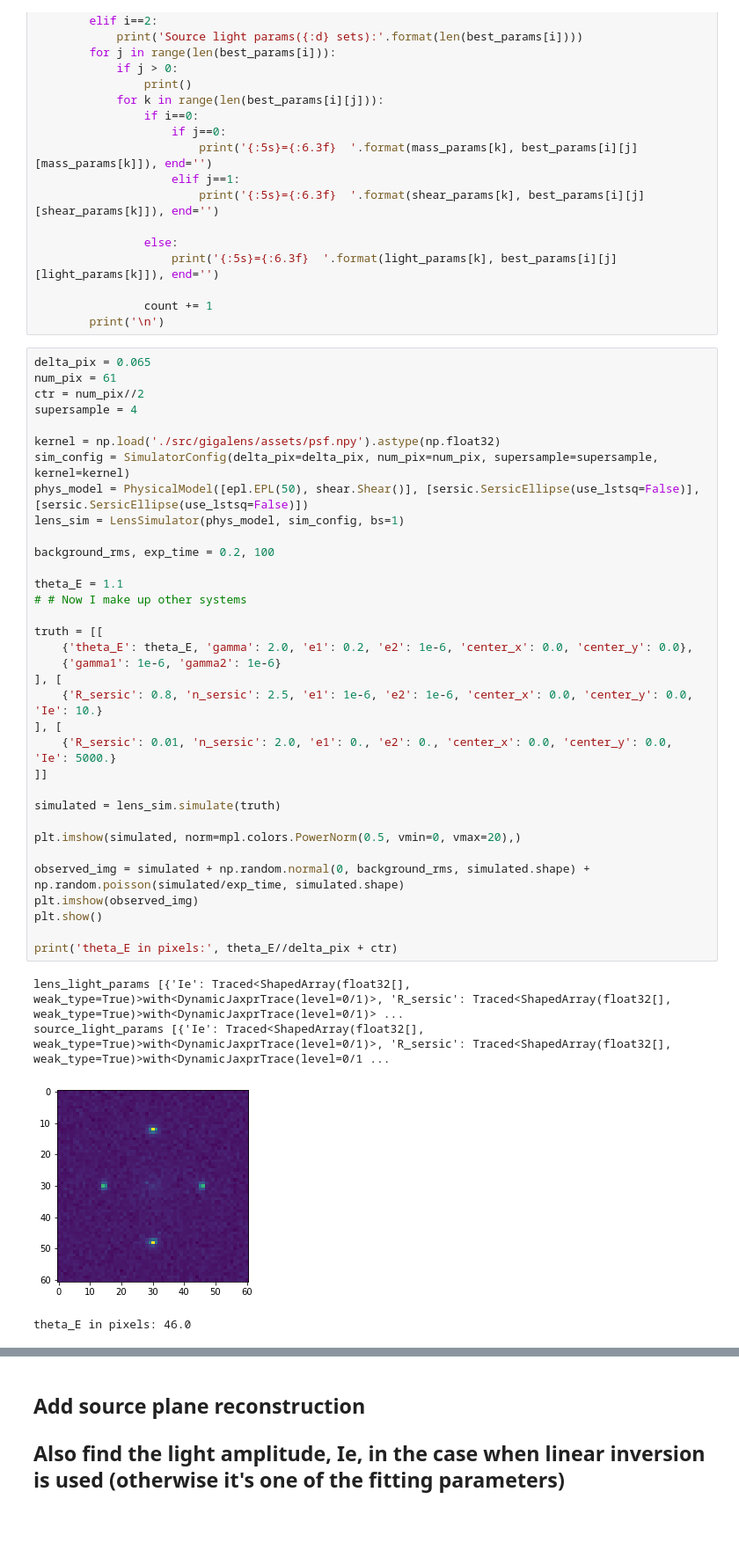
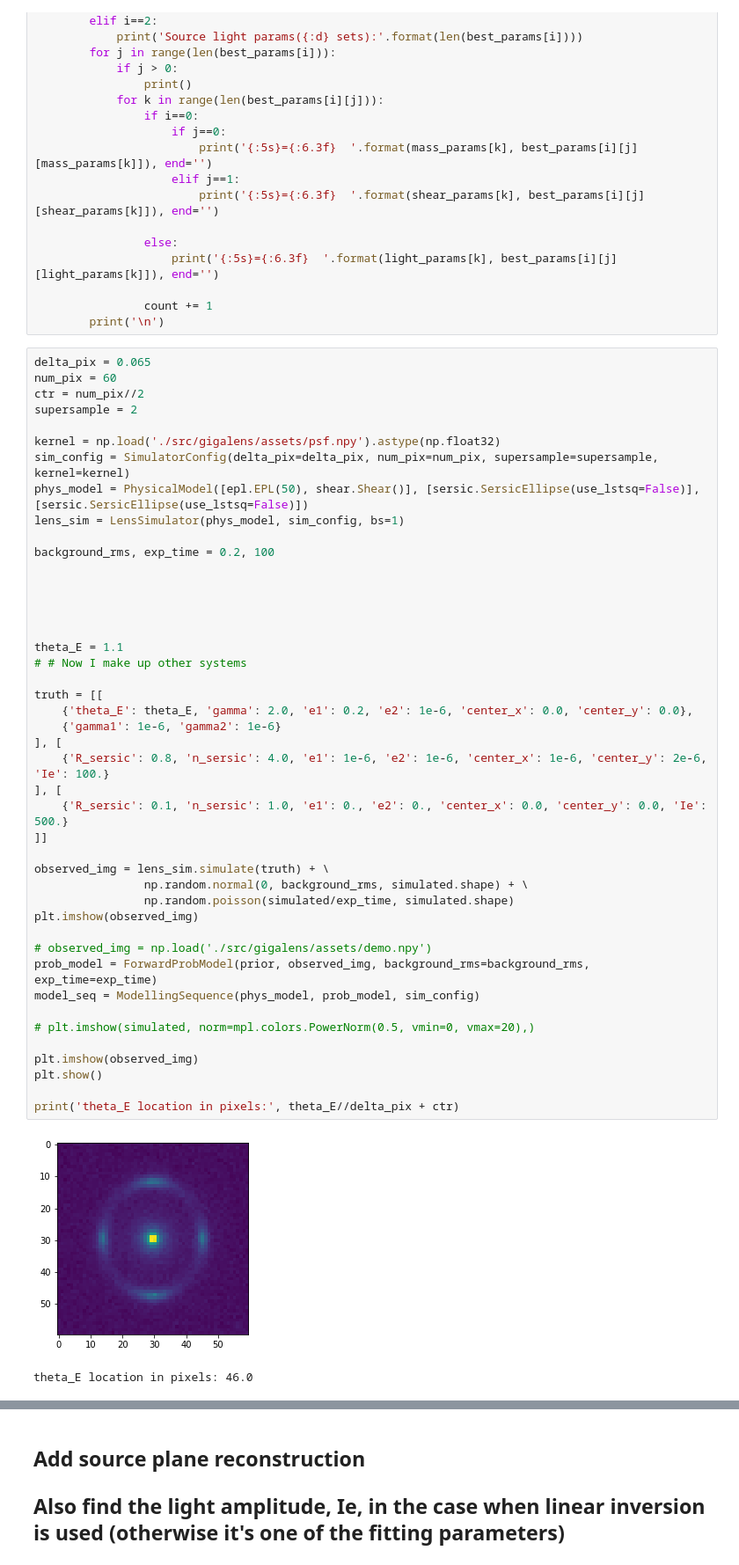
Before and after one commit to giga-lens/gigalens, a Jupyter notebook: jax-demo-dev-sim-only_needs-work.ipynb, the cells around one changed output, grey strips where cells are left out. Shown at 88% size. Cells and saved outputs as stored; diff of their text form; blank space fills up the shorter version.

```diff
--- a/jax-demo-dev-sim-only_needs-work.ipynb
+++ b/jax-demo-dev-sim-only_needs-work.ipynb
@@ -165,40 +156,48 @@ def extract_params(best_params):
         print('\n')
 # %%
 delta_pix = 0.065
-num_pix = 61
+num_pix = 60
 ctr = num_pix//2
-supersample = 4
+supersample = 2
 
 kernel = np.load('./src/gigalens/assets/psf.npy').astype(np.float32)
 sim_config = SimulatorConfig(delta_pix=delta_pix, num_pix=num_pix, supersample=supersample, kernel=kernel)
 phys_model = PhysicalModel([epl.EPL(50), shear.Shear()], [sersic.SersicEllipse(use_lstsq=False)], [sersic.SersicEllipse(use_lstsq=False)])
 lens_sim = LensSimulator(phys_model, sim_config, bs=1)
 
 background_rms, exp_time = 0.2, 100
 
+
+
+
+
 theta_E = 1.1
 # # Now I make up other systems
 
 truth = [[
     {'theta_E': theta_E, 'gamma': 2.0, 'e1': 0.2, 'e2': 1e-6, 'center_x': 0.0, 'center_y': 0.0},
     {'gamma1': 1e-6, 'gamma2': 1e-6}
 ], [
-    {'R_sersic': 0.8, 'n_sersic': 2.5, 'e1': 1e-6, 'e2': 1e-6, 'center_x': 0.0, 'center_y': 0.0, 'Ie': 10.}
+    {'R_sersic': 0.8, 'n_sersic': 4.0, 'e1': 1e-6, 'e2': 1e-6, 'center_x': 1e-6, 'center_y': 2e-6, 'Ie': 100.}
 ], [
-    {'R_sersic': 0.01, 'n_sersic': 2.0, 'e1': 0., 'e2': 0., 'center_x': 0.0, 'center_y': 0.0, 'Ie': 5000.}
+    {'R_sersic': 0.1, 'n_sersic': 1.0, 'e1': 0., 'e2': 0., 'center_x': 0.0, 'center_y': 0.0, 'Ie': 500.}
 ]]
 
-simulated = lens_sim.simulate(truth)
+observed_img = lens_sim.simulate(truth) + \
+                np.random.normal(0, background_rms, simulated.shape) + \
+                np.random.poisson(simulated/exp_time, simulated.shape)
+plt.imshow(observed_img)
 
-plt.imshow(simulated, norm=mpl.colors.PowerNorm(0.5, vmin=0, vmax=20),)
+# observed_img = np.load('./src/gigalens/assets/demo.npy')
+prob_model = ForwardProbModel(prior, observed_img, background_rms=background_rms, exp_time=exp_time)
+model_seq = ModellingSequence(phys_model, prob_model, sim_config)
 
-observed_img = simulated + np.random.normal(0, background_rms, simulated.shape) + np.random.poisson(simulated/exp_time, simulated.shape)
+# plt.imshow(simulated, norm=mpl.colors.PowerNorm(0.5, vmin=0, vmax=20),)
+
 plt.imshow(observed_img)
 plt.show()
 
-print('theta_E in pixels:', theta_E//delta_pix + ctr)
+print('theta_E location in pixels:', theta_E//delta_pix + ctr)
 # %% [output]
+[figure, new version]
-lens_light_params [{'Ie': Traced<ShapedArray(float32[], weak_type=True)>with<DynamicJaxprTrace(level=0/1)>, 'R_sersic': Traced<ShapedArray(float32[], weak_type=True)>with<DynamicJaxprTrace(level=0/1)> ...
-source_light_params [{'Ie': Traced<ShapedArray(float32[], weak_type=True)>with<DynamicJaxprTrace(level=0/1)>, 'R_sersic': Traced<ShapedArray(float32[], weak_type=True)>with<DynamicJaxprTrace(level=0/1 ...
+theta_E location in pixels: 46.0
-[figure, old version]
-theta_E in pixels: 46.0
```
Also changed, not shown: parts of 8 cells of this notebook.
